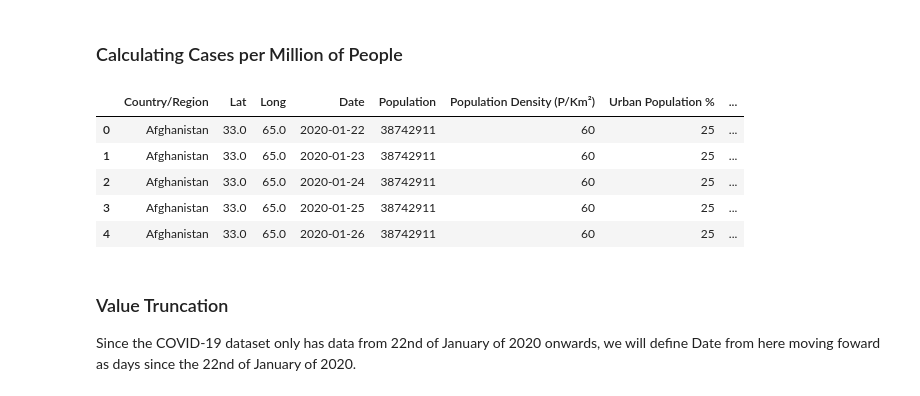
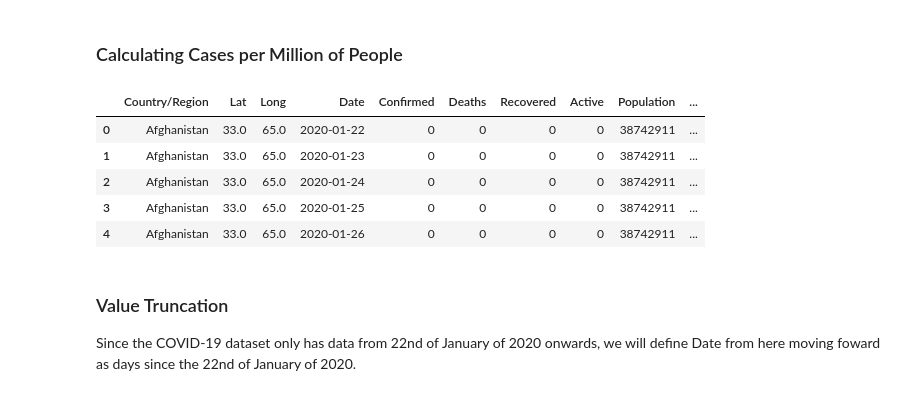
Before and after one commit to SALajes/iart-regression-modeling, a Jupyter notebook: Covid19.ipynb, the cells around one changed output. Saved outputs shown, nothing was run; the diff lists cells and outputs as text; code cells hidden in the pictures.

```diff
--- a/Covid19.ipynb
+++ b/Covid19.ipynb
@@ -174,7 +177,7 @@ Here we are grouping data by Date and Country so we can add population and cases
 ### Group by Country
 # %%
 full_grouped = full_table.groupby(['Country/Region','Lat','Long','Date'])['Confirmed','Deaths','Recovered','Active'].sum().reset_index()
-# full_grouped = full_table.groupby(['Country/Region','Date'])['Confirmed','Deaths','Recovered','Active'].sum().reset_index()
+full_grouped_nolat = full_table.groupby(['Country/Region','Date'])['Confirmed','Deaths','Recovered','Active'].sum().reset_index()
 
 full_grouped.head()
 # %% [output]
@@ -189,6 +192,7 @@ full_grouped.head()
 In this section, we merge both datasets by Country/Region.
 # %%
 full_grouped = pd.merge(full_grouped,pop_table,on=['Country/Region'])
+full_grouped_nolat = pd.merge(full_grouped_nolat,pop_table,on=['Country/Region'])
 
 full_grouped
 # %% [output]
@@ -257,24 +298,31 @@ full_grouped.sample(6)
 # %%
 
 def calc_permillion(df):
     df['Confirmed per million'] = round((df['Confirmed'] / df['Population']) * 1000000)
     df['Deaths per million']    = round((df['Deaths'] / df['Population']) * 1000000)
     df['Recovered per million'] = round((df['Recovered'] / df['Population']) * 1000000)
     df['Active per million']    = round((df['Active'] / df['Population']) * 1000000)
-    return df.iloc[:,[0,1,2,3,8,9,10,11,12,13,14]]
-    # return df.iloc[:,[0,1,5,6,7,8,9,10,11,12]]
+    return df
+
+def calc_permillion_world():
+    world_data['Confirmed per million'] = round((world_data['Confirmed'] / world_data['Population']) * 1000000)
+    world_data['Deaths per million']    = round((world_data['Deaths'] / world_data['Population']) * 1000000)
+    world_data['Recovered per million'] = round((world_data['Recovered'] / world_data['Population']) * 1000000)
+    world_data['Active per million']    = round((world_data['Active'] / world_data['Population']) * 1000000)
+
 
 
 per_million = calc_permillion(full_grouped)
+per_million_nolat = calc_permillion(full_grouped_nolat)
 
 per_million.head()
 # %% [output]
-|  | Country/Region | Lat | Long | Date | Population | Population Density (P/Km²) | Urban Population % | ... |
-| 0 | Afghanistan | 33.0 | 65.0 | 2020-01-22 | 38742911 | 60 | 25 | ... |
-| 1 | Afghanistan | 33.0 | 65.0 | 2020-01-23 | 38742911 | 60 | 25 | ... |
-| 2 | Afghanistan | 33.0 | 65.0 | 2020-01-24 | 38742911 | 60 | 25 | ... |
-| 3 | Afghanistan | 33.0 | 65.0 | 2020-01-25 | 38742911 | 60 | 25 | ... |
-| 4 | Afghanistan | 33.0 | 65.0 | 2020-01-26 | 38742911 | 60 | 25 | ... |
+|  | Country/Region | Lat | Long | Date | Confirmed | Deaths | Recovered | Active | Population | ... |
+| 0 | Afghanistan | 33.0 | 65.0 | 2020-01-22 | 0 | 0 | 0 | 0 | 38742911 | ... |
+| 1 | Afghanistan | 33.0 | 65.0 | 2020-01-23 | 0 | 0 | 0 | 0 | 38742911 | ... |
+| 2 | Afghanistan | 33.0 | 65.0 | 2020-01-24 | 0 | 0 | 0 | 0 | 38742911 | ... |
+| 3 | Afghanistan | 33.0 | 65.0 | 2020-01-25 | 0 | 0 | 0 | 0 | 38742911 | ... |
+| 4 | Afghanistan | 33.0 | 65.0 | 2020-01-26 | 0 | 0 | 0 | 0 | 38742911 | ... |
 # %% [markdown]
 ### Value Truncation
 
```
Also changed, not shown: parts of 32 cells of this notebook.
